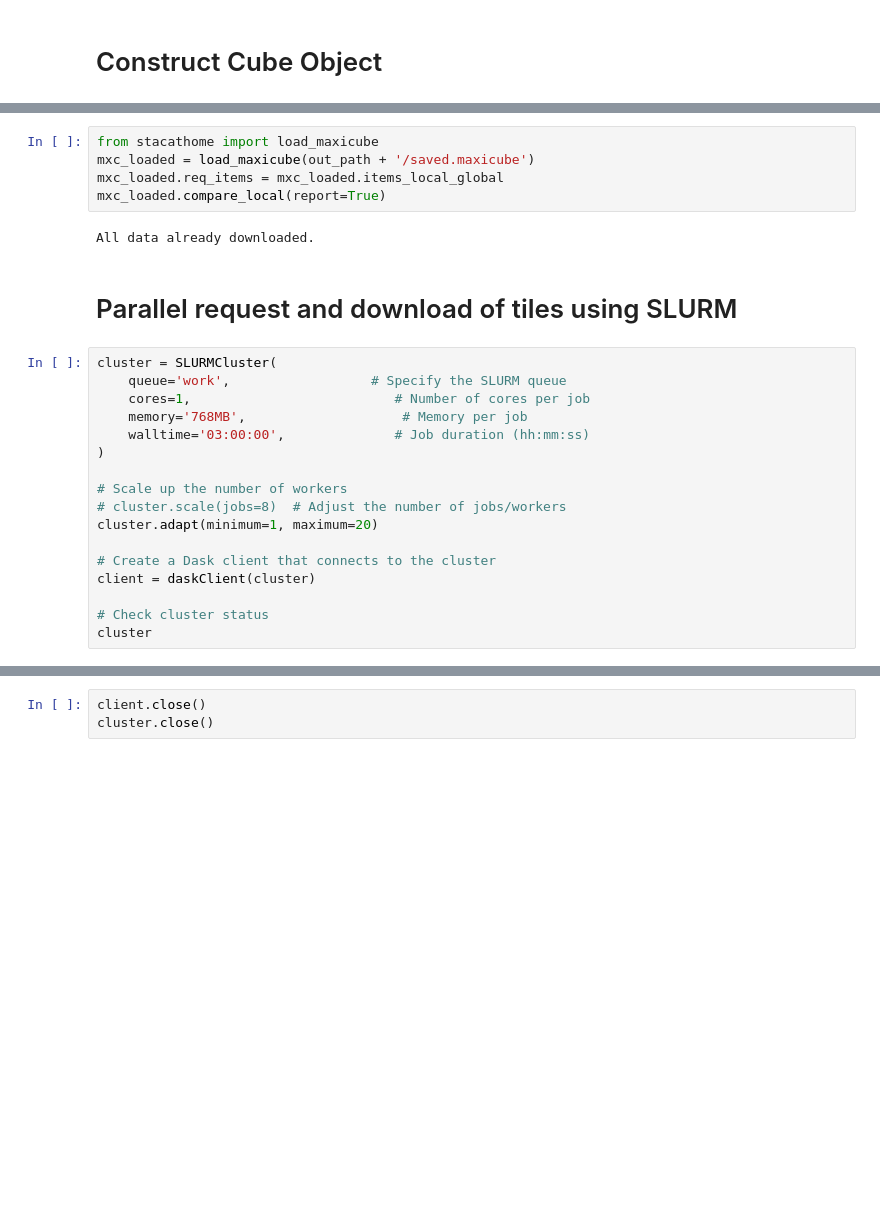
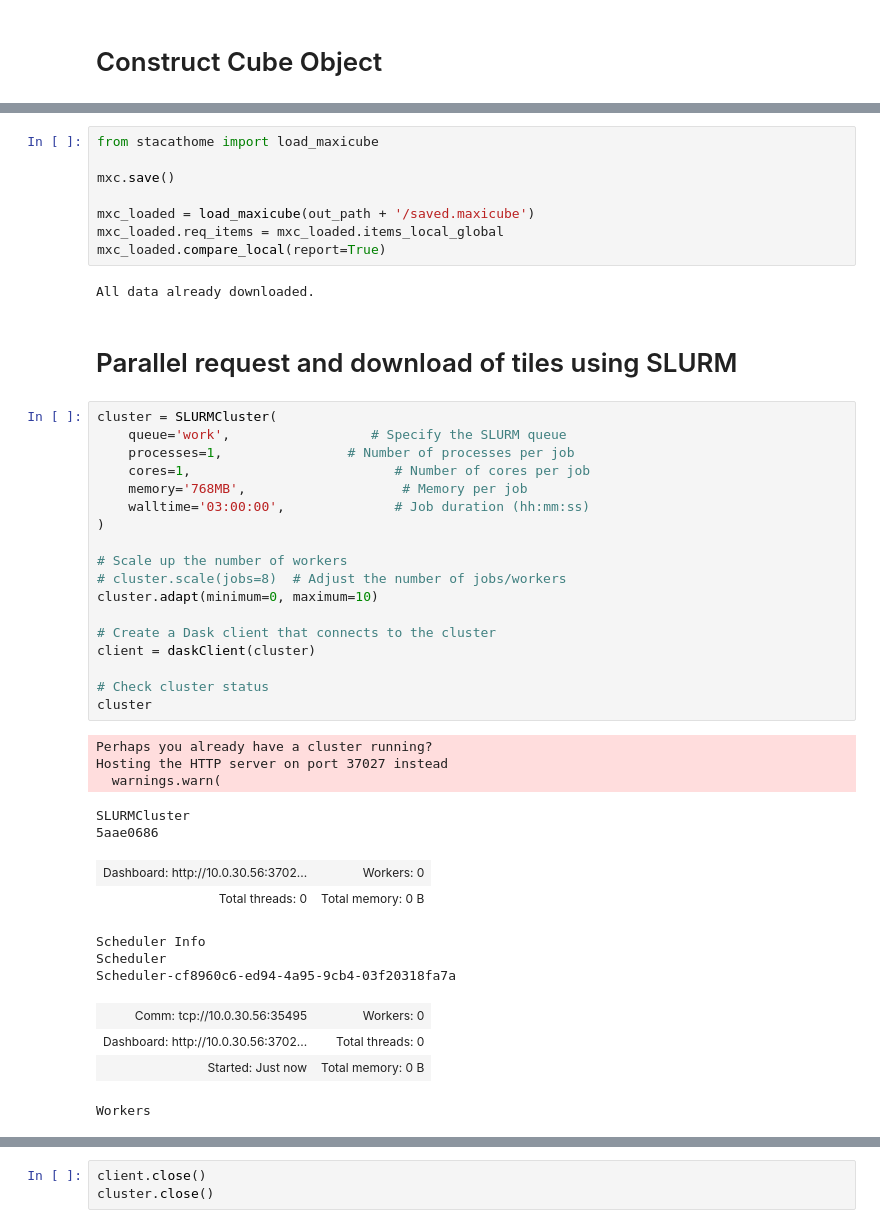
Before and after one commit to MarkusZehner/stacathome, a Jupyter notebook: walltowall.ipynb, the cells around one changed output, grey strips where cells are left out. Saved outputs shown, nothing was run; the diff lists cells and outputs as text; blank space fills up the shorter version.

```diff
--- a/walltowall.ipynb
+++ b/walltowall.ipynb
@@ -55,5 +124,8 @@ mxc.save()
 # %%
 from stacathome import load_maxicube
+
+mxc.save()
+
 mxc_loaded = load_maxicube(out_path + '/saved.maxicube')
 mxc_loaded.req_items = mxc_loaded.items_local_global
 mxc_loaded.compare_local(report=True)
@@ -64,18 +136,34 @@ All data already downloaded.
 # %%
 cluster = SLURMCluster(
     queue='work',                  # Specify the SLURM queue
+    processes=1,                # Number of processes per job
     cores=1,                          # Number of cores per job
     memory='768MB',                    # Memory per job
     walltime='03:00:00',              # Job duration (hh:mm:ss)
 )
 
 # Scale up the number of workers
 # cluster.scale(jobs=8)  # Adjust the number of jobs/workers
-cluster.adapt(minimum=1, maximum=20)
+cluster.adapt(minimum=0, maximum=10)
 
 # Create a Dask client that connects to the cluster
 client = daskClient(cluster)
 
 # Check cluster status
 cluster
+# %% [output]
+Perhaps you already have a cluster running?
+Hosting the HTTP server on port 37027 instead
+  warnings.warn(
+SLURMCluster
+5aae0686
+| Dashboard: http://10.0.30.56:3702... | Workers: 0 |
+| Total threads: 0 | Total memory: 0 B |
+Scheduler Info
+Scheduler
+Scheduler-cf8960c6-ed94-4a95-9cb4-03f20318fa7a
+| Comm: tcp://10.0.30.56:35495 | Workers: 0 |
+| Dashboard: http://10.0.30.56:3702... | Total threads: 0 |
+| Started: Just now | Total memory: 0 B |
+Workers
 # %%
```
Also changed, not shown: parts of 30 cells of this notebook, 3 other files.
